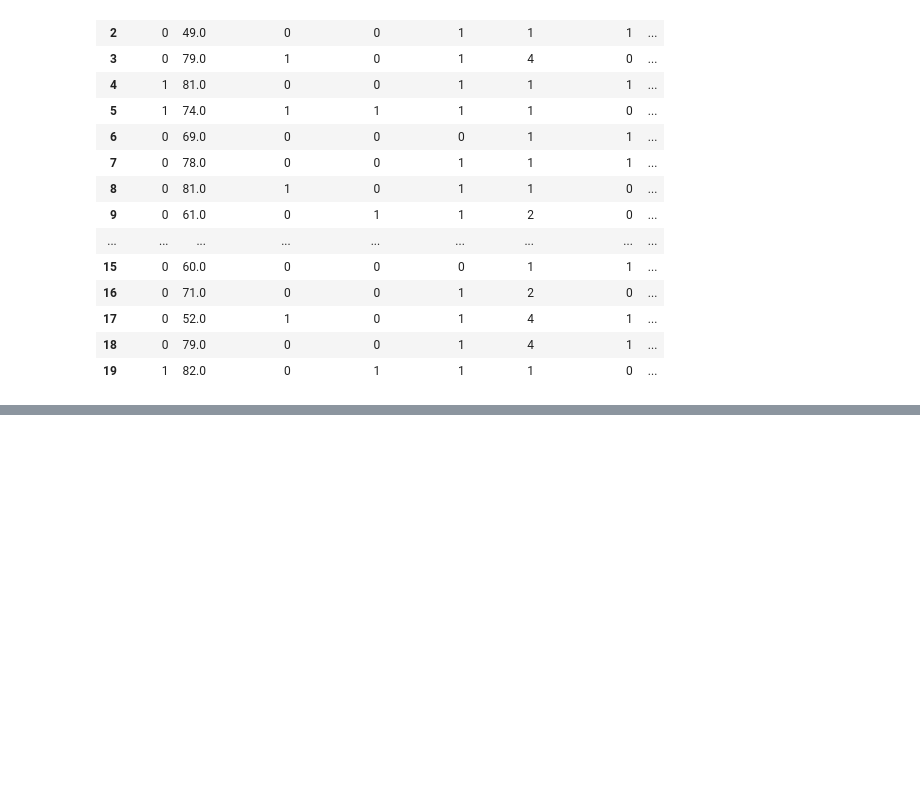
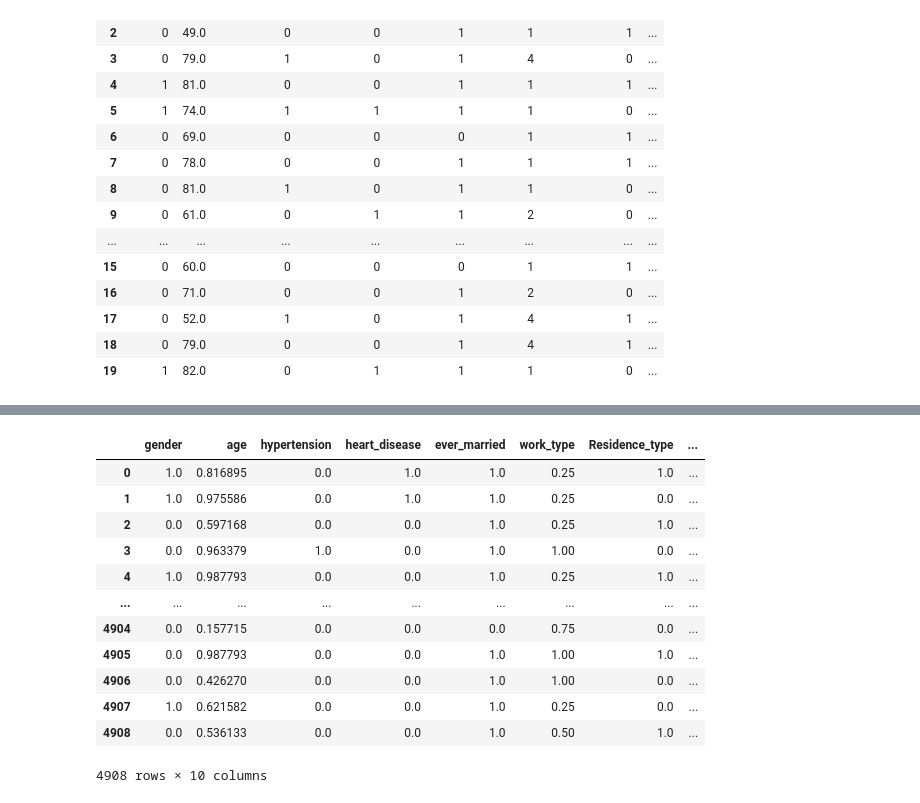
Before and after one commit to bkstonehill/Multi-Activation-Neural-Network, a Jupyter notebook: Neural Network Data Cleaning-Pandas Normalized NaN removed.ipynb, the cells around one changed output, grey strips where cells are left out. Saved outputs shown, nothing was run; the diff lists cells and outputs as text; code cells hidden in the pictures; blank space fills up the shorter version.

```diff
--- a/Neural Network Data Cleaning-Pandas Normalized NaN removed.ipynb
+++ b/Neural Network Data Cleaning-Pandas Normalized NaN removed.ipynb
@@ -181,3 +172,17 @@ features.head(20)
 # %%
-features.to_csv("StrokeDatasetFeatures.csv")
-classification.to_csv("StrokeDatasetClassification.csv")
+strokeNormalize = features
+strokeNormalize
+# %% [output]
+|  | gender | age | hypertension | heart_disease | ever_married | work_type | Residence_type | ... |
+| 0 | 1.0 | 0.816895 | 0.0 | 1.0 | 1.0 | 0.25 | 1.0 | ... |
+| 1 | 1.0 | 0.975586 | 0.0 | 1.0 | 1.0 | 0.25 | 0.0 | ... |
+| 2 | 0.0 | 0.597168 | 0.0 | 0.0 | 1.0 | 0.25 | 1.0 | ... |
+| 3 | 0.0 | 0.963379 | 1.0 | 0.0 | 1.0 | 1.00 | 0.0 | ... |
+| 4 | 1.0 | 0.987793 | 0.0 | 0.0 | 1.0 | 0.25 | 1.0 | ... |
+| ... | ... | ... | ... | ... | ... | ... | ... | ... |
+| 4904 | 0.0 | 0.157715 | 0.0 | 0.0 | 0.0 | 0.75 | 0.0 | ... |
+| 4905 | 0.0 | 0.987793 | 0.0 | 0.0 | 1.0 | 1.00 | 1.0 | ... |
+| 4906 | 0.0 | 0.426270 | 0.0 | 0.0 | 1.0 | 1.00 | 0.0 | ... |
+| 4907 | 1.0 | 0.621582 | 0.0 | 0.0 | 1.0 | 0.25 | 0.0 | ... |
+| 4908 | 0.0 | 0.536133 | 0.0 | 0.0 | 1.0 | 0.50 | 1.0 | ... |
+4908 rows × 10 columns
```
Also changed, not shown: parts of 8 cells of this notebook, 3 other files.
